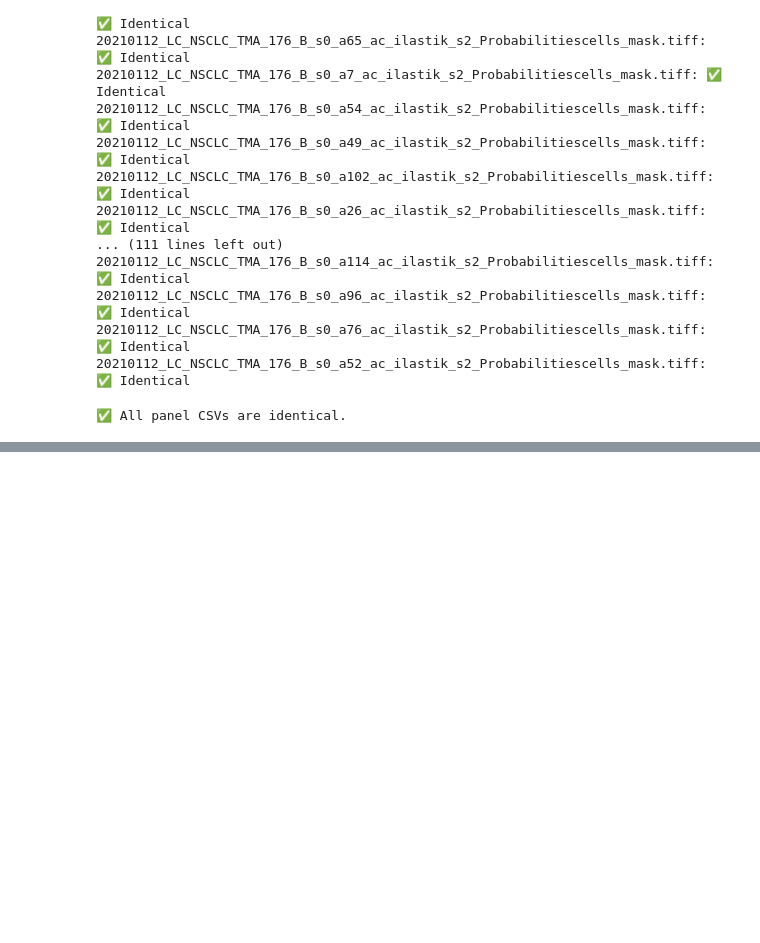
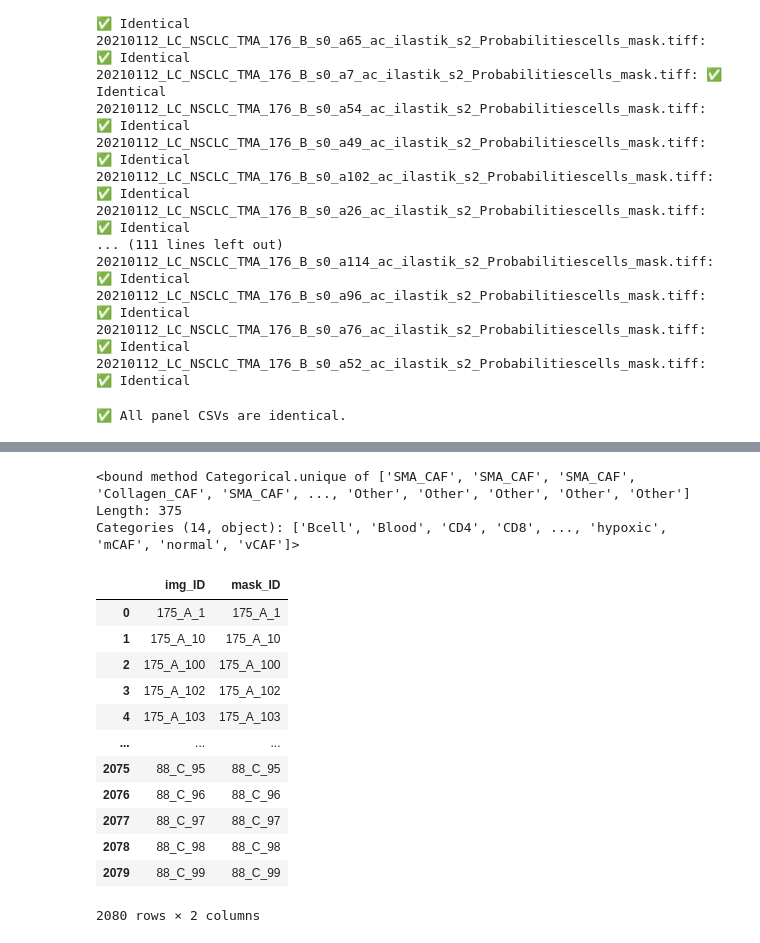
Before and after one commit to AI4SCR/ai4bmr-datasets, a Jupyter notebook: src/ai4bmr_datasets/datasets/notebooks_NSCLC/check_files.ipynb, the cells around one changed output, grey strips where cells are left out. Cells and saved outputs as stored; diff of their text form; code cells hidden in the pictures; blank space fills up the shorter version.

```diff
--- a/src/ai4bmr_datasets/datasets/notebooks_NSCLC/check_files.ipynb
+++ b/src/ai4bmr_datasets/datasets/notebooks_NSCLC/check_files.ipynb
@@ -514,0 +516,26 @@ df_panel.rename(columns={'channel': 'mass_channel'})
+# %%
+with open('/work/FAC/FBM/DBC/mrapsoma/prometex/data/NSCLC/02_processed/export/anndata_graphs_all/87_C_18.pkl', 'rb') as f :
+    ad = pickle.load(f)
+
+ad.obs['cell_type'].values.unique
+# %% [output]
+<bound method Categorical.unique of ['SMA_CAF', 'SMA_CAF', 'SMA_CAF', 'Collagen_CAF', 'SMA_CAF', ..., 'Other', 'Other', 'Other', 'Other', 'Other']
+Length: 375
+Categories (14, object): ['Bcell', 'Blood', 'CD4', 'CD8', ..., 'hypoxic', 'mCAF', 'normal', 'vCAF']>
+# %%
+merged_df = pd.merge(df_images_ID, df_masks_ID, left_on='img_ID', right_on='mask_ID', how='outer')
+merged_df
+# %% [output]
+|  | img_ID | mask_ID |
+| 0 | 175_A_1 | 175_A_1 |
+| 1 | 175_A_10 | 175_A_10 |
+| 2 | 175_A_100 | 175_A_100 |
+| 3 | 175_A_102 | 175_A_102 |
+| 4 | 175_A_103 | 175_A_103 |
+| ... | ... | ... |
+| 2075 | 88_C_95 | 88_C_95 |
+| 2076 | 88_C_96 | 88_C_96 |
+| 2077 | 88_C_97 | 88_C_97 |
+| 2078 | 88_C_98 | 88_C_98 |
+| 2079 | 88_C_99 | 88_C_99 |
+2080 rows × 2 columns
```
Also changed, not shown: parts of 14 cells of this notebook.
